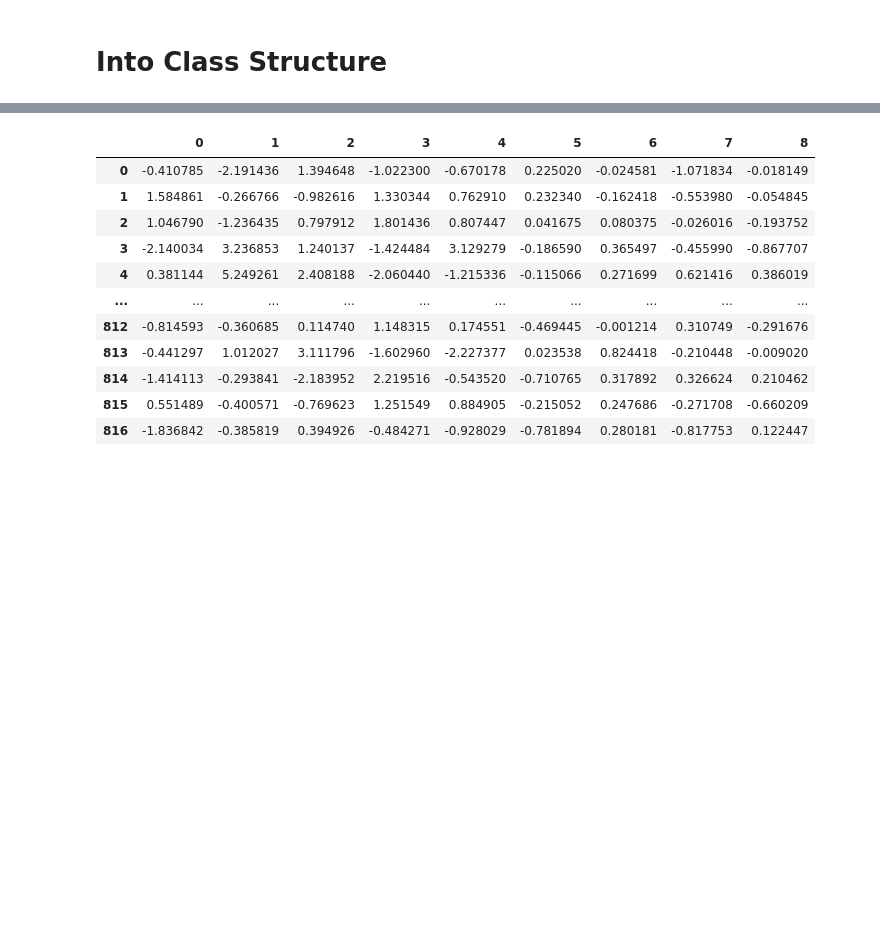
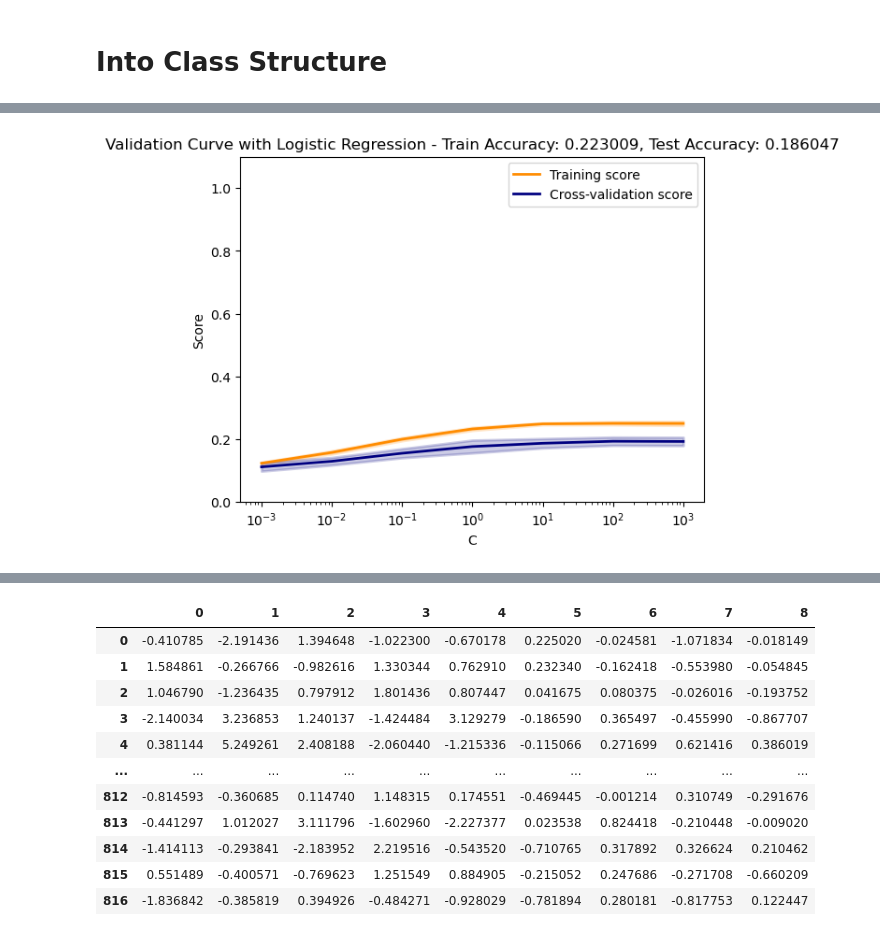
Before and after one commit to arbazameerk/J.A.R.V.I.S-URDU, a Jupyter notebook: Data_preprocessing and Feature Selection/J.A.R.V.I.S -- Feature Splitting, Scaling, and Selection.ipynb, the cells around one changed output, grey strips where cells are left out. Drawn from its saved outputs; the diff is of its cells as text; code cells hidden in the pictures; blank space fills up the shorter version.

Commit message:
Model Training and Evaluation

```diff
--- a/Data_preprocessing and Feature Selection/J.A.R.V.I.S -- Feature Splitting, Scaling, and Selection.ipynb
+++ b/Data_preprocessing and Feature Selection/J.A.R.V.I.S -- Feature Splitting, Scaling, and Selection.ipynb
@@ -190,6 +215,9 @@ class Data_Preprocessing:
         le=LabelEncoder()
         temp=le.fit_transform(y)
         return temp
+#         encoder = OneHotEncoder()
+#         one_hot_encoded = encoder.fit_transform(np.array(y).reshape(-1,1)).toarray()
+#         return one_hot_encoded
 
     def split_X_and_y(self,X,y):
         self.x_train,self.x_test,self.y_train,self.y_test=train_test_split(X,y,test_size=0.25,stratify=y,random_state=42)
@@ -197,7 +225,7 @@ class Data_Preprocessing:
     def scaling_data(self):
         ss=StandardScaler()
         self.x_train=ss.fit_transform(self.x_train)
-        self.x_test=ss.fit_transform(self.x_test)
+        self.x_test=ss.transform(self.x_test)
 
     def preprocessing(self):
         X=self.get_X()
@@ -211,8 +239,14 @@ class Data_Preprocessing:
 # %%
 preprocessor=Data_Preprocessing()
 preprocessor.preprocessing()
-X=preprocessor.get_x_train()
-y=preprocessor.get_y_train()
-y.shape
-X.shape
+X_train=preprocessor.get_x_train()
+y_train=preprocessor.get_y_train()
+# y.shape
+# X.shape
+# y.shape
+X_test=preprocessor.get_x_test()
+y_test=preprocessor.get_y_test()
+print(X_train.shape,y_train.shape)
+print(X_test.shape,y_test.shape)
+# y_test
 # %% [output]
@@ -369,0 +482,6 @@ fc.correlation(X)
+# %%
+model_trainer = ModelTraining()
+# %%
+model_trainer.train_logistic_regression(X_train, y_train, X_test, y_test)
+# %% [output]
+[figure, added]
```
Also changed, not shown: parts of 29 cells of this notebook, 4 other files.
